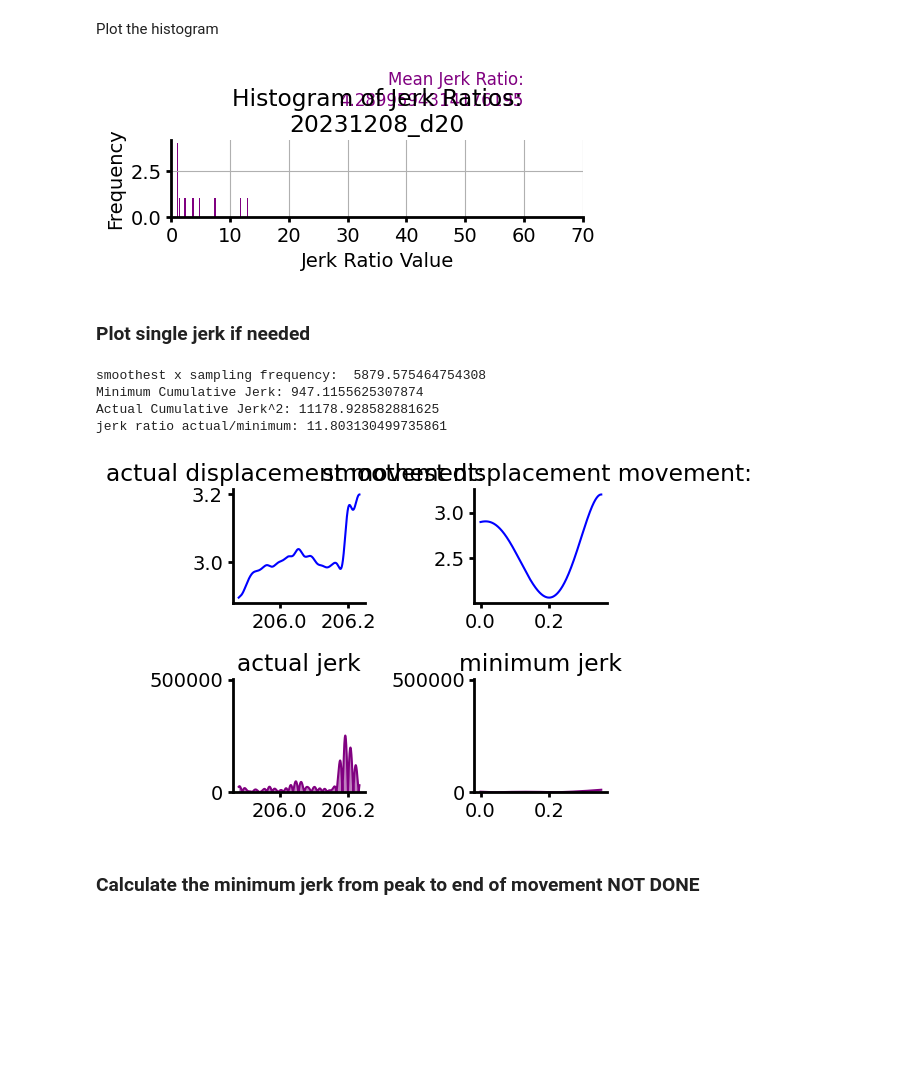
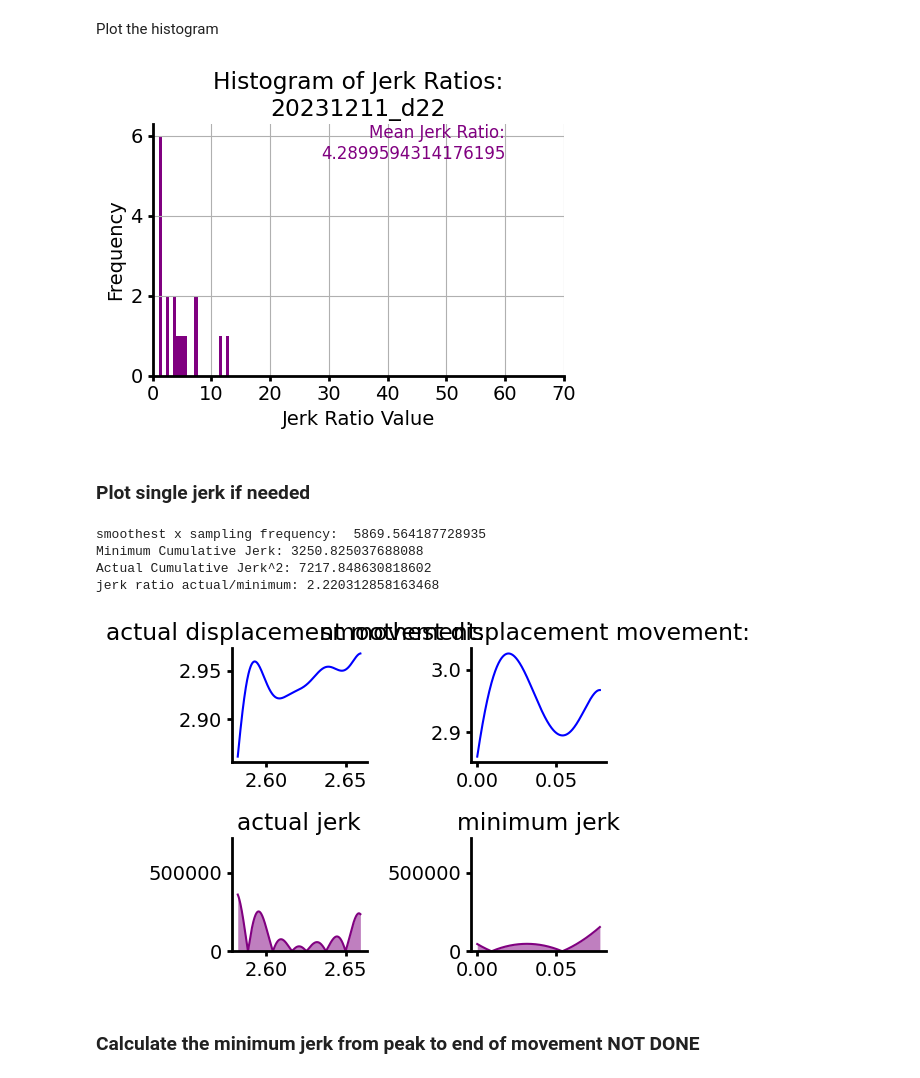
Before and after one commit to paulazoo/behavior, a Jupyter notebook: analysis/Jerk.ipynb, the cells around one changed output. Cells and saved outputs as stored; diff of their text form; code cells hidden in the pictures; blank space fills up the shorter version.

Commit message:
done running through jerk ratios

```diff
--- a/analysis/Jerk.ipynb
+++ b/analysis/Jerk.ipynb
@@ -1,9 +1,9 @@
 # %% [markdown]
 ### set session
 # %%
-name = 'ANB1'
-session = '20231211_d21'
-num_trials = 263
+name = 'ANB2'
+session = '20231211_d22'
+num_trials = 176
 threshold_shift = -0.0
 # %% [markdown]
 ### imports
@@ -104,18 +100,18 @@ Warning jerk ratio was < 1, will be rounded up to 1: 0.971357189179449
 # %% [markdown]
 Plot the histogram
 # %%
-plt.hist(jerk_ratios[:, 1], bins=100, color='purple')
+plt.hist(jerk_ratios[:, 1], bins=20, color='purple')
 plt.title('Histogram of Jerk Ratios:\n'+session)
 plt.xlabel('Jerk Ratio Value')
 plt.ylabel('Frequency')
 plt.xlim([0, 70])
 plt.grid(True)
-plt.text(60, 8, "Mean Jerk Ratio:\n"+ str(np.mean(jerk_ratios[:, 1])), ha='right', va='top', fontsize=12, color='purple')
+plt.text(60, max(plt.ylim()), "Mean Jerk Ratio:\n"+ str(np.mean(jerk_ratios[:, 1])), ha='right', va='top', fontsize=12, color='purple')
 
 plt.savefig(output_folder+"plot_jerk_ratios.png")
 plt.show()
 # %% [output]
-[figure, old version]
+[figure, new version]
 # %% [markdown]
 ### Plot single jerk if needed
 # %%
@@ -174,10 +170,10 @@ plt.title("minimum jerk")
 
 plt.show()
 # %% [output]
-smoothest x sampling frequency:  5879.575464754308
-Minimum Cumulative Jerk: 947.1155625307874
-Actual Cumulative Jerk^2: 11178.928582881625
-jerk ratio actual/minimum: 11.803130499735861
+smoothest x sampling frequency:  5869.564187728935
+Minimum Cumulative Jerk: 3250.825037688088
+Actual Cumulative Jerk^2: 7217.848630818602
+jerk ratio actual/minimum: 2.220312858163468
-[figure, old version]
+[figure, new version]
 # %% [markdown]
 ### Calculate the minimum jerk from peak to end of movement NOT DONE
```
Also changed, not shown: parts of 3 cells of this notebook, 1 other file.
